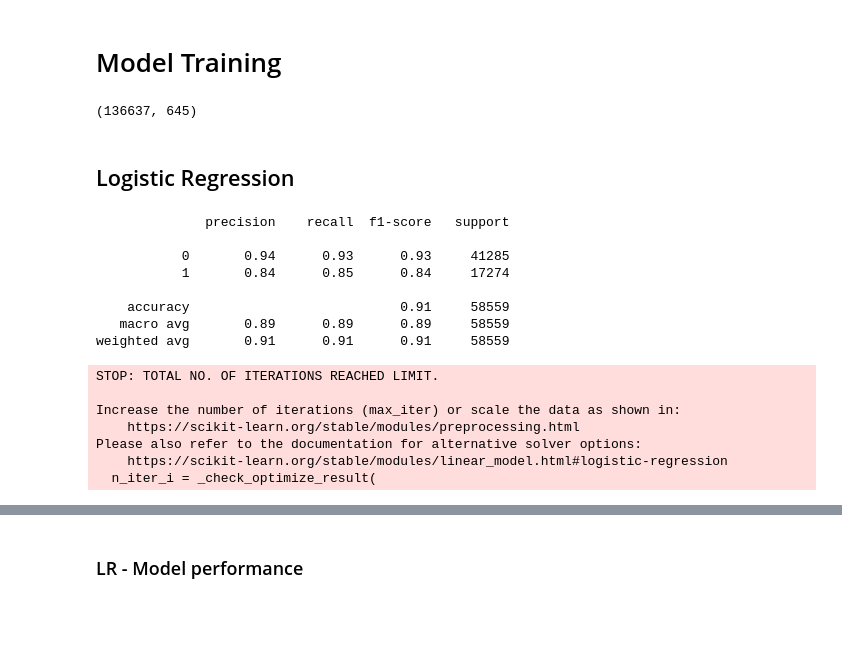
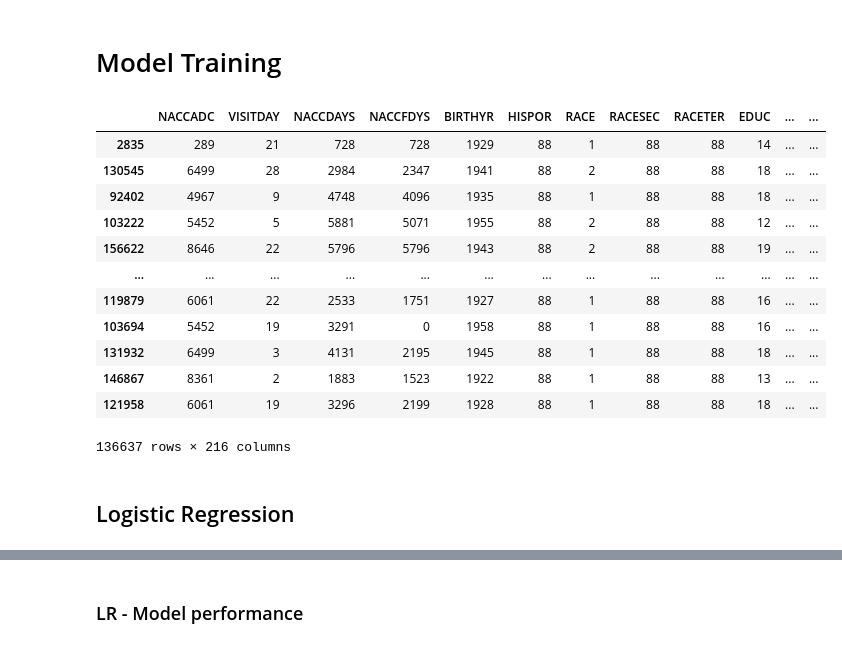
Before and after one commit to Team-XPredators/Dementia-Prediction-xpredators, a Jupyter notebook: XPredators_Demantia_Prediction.ipynb, the cells around one changed output, grey strips where cells are left out. Saved outputs shown, nothing was run; the diff lists cells and outputs as text; code cells hidden in the pictures; blank space fills up the shorter version.

```diff
--- a/XPredators_Demantia_Prediction.ipynb
+++ b/XPredators_Demantia_Prediction.ipynb
@@ -256,30 +259,20 @@ from sklearn.metrics import accuracy_score, classification_report,confusion_matr
 # %%
 X_train, X_test, y_train, y_test = train_test_split(X_selected, y, test_size=0.3, random_state=42)
 # %%
-X_train.shape
+X_train
 # %% [output]
+|  | NACCADC | VISITDAY | NACCDAYS | NACCFDYS | BIRTHYR | HISPOR | RACE | RACESEC | RACETER | EDUC | ... | ... |
+| 2835 | 289 | 21 | 728 | 728 | 1929 | 88 | 1 | 88 | 88 | 14 | ... | ... |
+| 130545 | 6499 | 28 | 2984 | 2347 | 1941 | 88 | 2 | 88 | 88 | 18 | ... | ... |
+| 92402 | 4967 | 9 | 4748 | 4096 | 1935 | 88 | 1 | 88 | 88 | 18 | ... | ... |
+| 103222 | 5452 | 5 | 5881 | 5071 | 1955 | 88 | 2 | 88 | 88 | 12 | ... | ... |
+| 156622 | 8646 | 22 | 5796 | 5796 | 1943 | 88 | 2 | 88 | 88 | 19 | ... | ... |
+| ... | ... | ... | ... | ... | ... | ... | ... | ... | ... | ... | ... | ... |
+| 119879 | 6061 | 22 | 2533 | 1751 | 1927 | 88 | 1 | 88 | 88 | 16 | ... | ... |
+| 103694 | 5452 | 19 | 3291 | 0 | 1958 | 88 | 1 | 88 | 88 | 16 | ... | ... |
+| 131932 | 6499 | 3 | 4131 | 2195 | 1945 | 88 | 1 | 88 | 88 | 18 | ... | ... |
+| 146867 | 8361 | 2 | 1883 | 1523 | 1922 | 88 | 1 | 88 | 88 | 13 | ... | ... |
+| 121958 | 6061 | 19 | 3296 | 2199 | 1928 | 88 | 1 | 88 | 88 | 18 | ... | ... |
-(136637, 645)
+136637 rows × 216 columns
 # %% [markdown]
 ## Logistic Regression
-# %%
-lr_model = LogisticRegression()
-lr_history = lr_model.fit(X_train, y_train)
-lr_preds = lr_model.predict(X_test)
-
-print(classification_report(y_test, lr_preds))
-# %% [output]
-              precision    recall  f1-score   support
-
-           0       0.94      0.93      0.93     41285
-           1       0.84      0.85      0.84     17274
-
-    accuracy                           0.91     58559
-   macro avg       0.89      0.89      0.89     58559
-weighted avg       0.91      0.91      0.91     58559
-STOP: TOTAL NO. OF ITERATIONS REACHED LIMIT.
-
-Increase the number of iterations (max_iter) or scale the data as shown in:
-    https://scikit-learn.org/stable/modules/preprocessing.html
-Please also refer to the documentation for alternative solver options:
-    https://scikit-learn.org/stable/modules/linear_model.html#logistic-regression
-  n_iter_i = _check_optimize_result(
```
Also changed, not shown: parts of 8 cells of this notebook, 1 other file.
